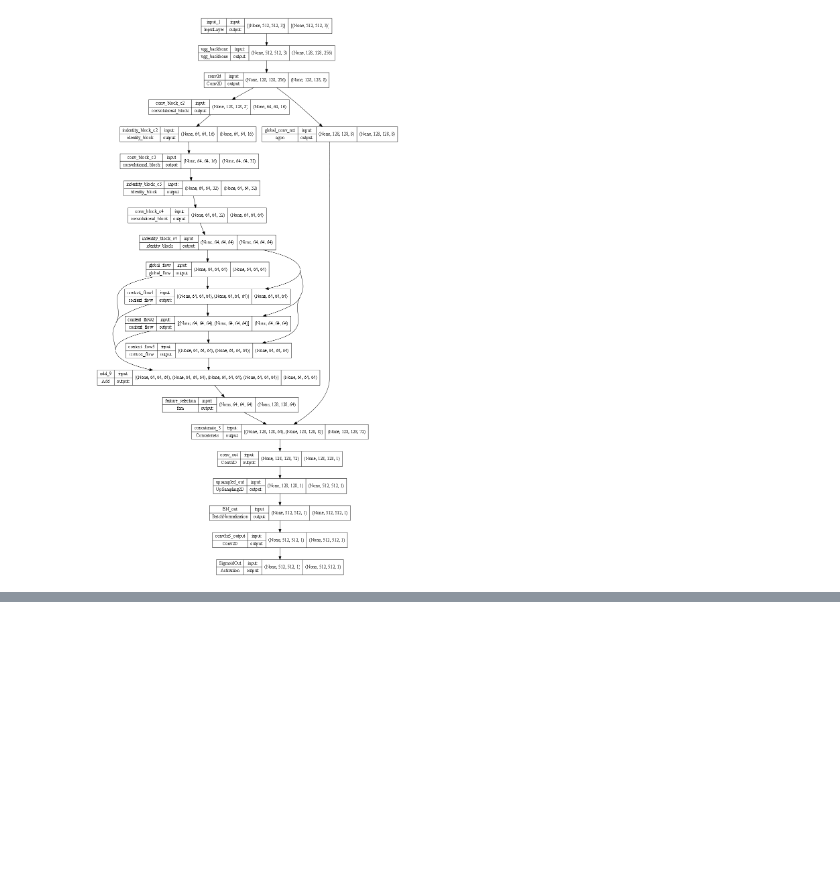
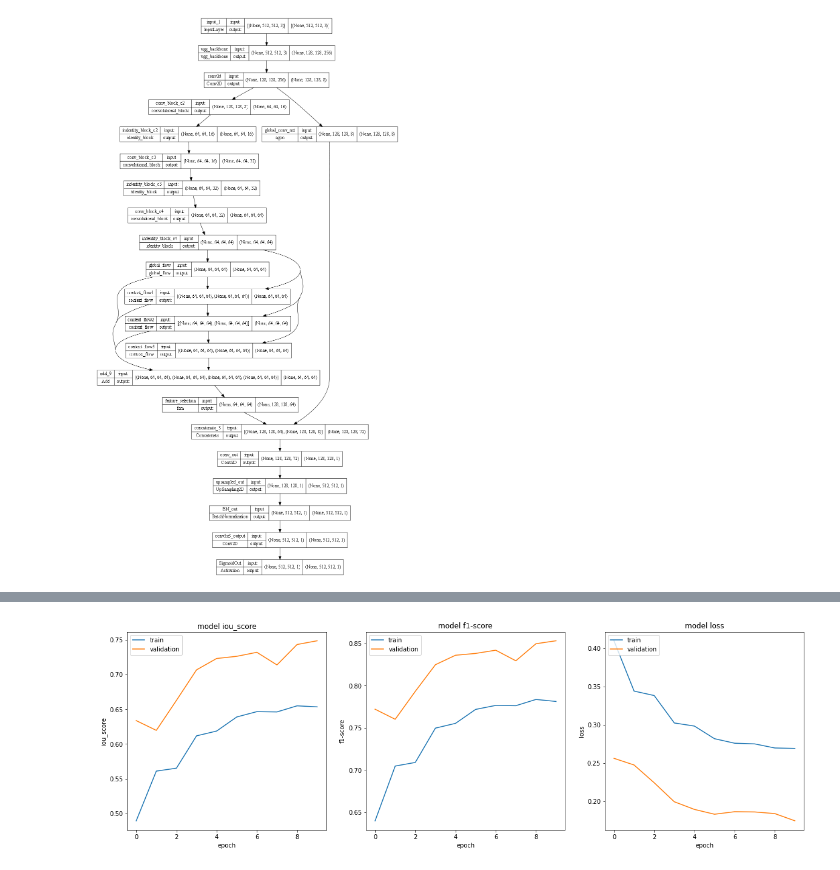
Before and after one commit to GirinChutia/LiveCell-Segmentation, a Jupyter notebook: CANet_LiveCell.ipynb, the cells around one changed output, grey strips where cells are left out. Drawn from its saved outputs; the diff is of its cells as text; code cells hidden in the pictures; blank space fills up the shorter version.

```diff
--- a/CANet_LiveCell.ipynb
+++ b/CANet_LiveCell.ipynb
@@ -67,7 +74,7 @@ def create_cmodel():
     input = Input((512,512,3))
     m = vgg_backbone()(input)
     print(f'Backbone output shape : {m.shape}')
-    m = tf.keras.layers.Conv2D(8, 1, 1, "same")(m)
+    m = tf.keras.layers.Conv2D(8, 1, 1, "same",kernel_initializer=HeUniform,activation=Activation('relu'))(m)
 
     c1 = m
     c =  convolutional_block(kernel=3,  filters=list(2*start_filters), stride=2,name='conv_block_c2')(m)
@@ -78,7 +85,7 @@ def create_cmodel():
 
     c =  convolutional_block(kernel=3,  filters=list(8*start_filters), stride=1,name='conv_block_c4')(c)
     c =  identity_block(kernel=3,  filters=list(8*start_filters),name='indentity_block_c4')(c)
-    c4 = c #c4
+    c4 = c
 
     # Global Flow
     w,h,c = c4.shape[1:]
@@ -123,6 +130,7 @@ def create_cmodel():
 
     mm_model = Model(inputs = input, outputs = output)
 
+    # Make the backbone non-trainable
     i=0
     for l in mm_model.layers:
         if i == 0 or i==1:
@@ -347,5 +198,5 @@ visualize(
 # %%
-BATCH_SIZE = 6
+BATCH_SIZE = 2
 train_dataloader = Dataloder(train_data, batch_size=BATCH_SIZE, shuffle=True)
 valid_dataloader = Dataloder(valid_data, batch_size=BATCH_SIZE, shuffle=False)
 # %%
@@ -359,7 +210,7 @@ print(steps_per_epoch,validation_steps)
 
 optim = tf.keras.optimizers.Adam(0.002)
 
-n_classes = 1
+n_classes = 4
 dice_loss = sm.losses.DiceLoss()
 focal_loss = sm.losses.BinaryFocalLoss() if n_classes == 1 else sm.losses.CategoricalFocalLoss()
 
@@ -372,7 +223,7 @@ mm_model.compile(optim, total_loss, metrics)
 # %%
 history = mm_model.fit(train_dataloader,
                         steps_per_epoch=steps_per_epoch,
-                        epochs=2,
+                        epochs=10,
                         validation_data=valid_dataloader,
                         validation_steps = validation_steps)
 # %% [output]
@@ -382,0 +256,31 @@ Epoch 2/2
+# %%
+plt.figure(figsize=(20,6))
+# IOU
+plt.subplot(1,3,1)
+plt.plot(history.history['iou_score'])
+plt.plot(history.history['val_iou_score'])
+plt.title('model iou_score')
+plt.ylabel('iou_score')
+plt.xlabel('epoch')
+plt.legend(['train', 'validation'], loc='upper left')
+
+# F1 score
+plt.subplot(1,3,2)
+plt.plot(history.history['f1-score'])
+plt.plot(history.history['val_f1-score'])
+plt.title('model f1-score')
+plt.ylabel('f1-score')
+plt.xlabel('epoch')
+plt.legend(['train', 'validation'], loc='upper left')
+
+# "Loss"
+plt.subplot(1,3,3)
+plt.plot(history.history['loss'])
+plt.plot(history.history['val_loss'])
+plt.title('model loss')
+plt.ylabel('loss')
+plt.xlabel('epoch')
+plt.legend(['train', 'validation'], loc='upper left')
+plt.show()
+# %% [output]
+[figure, added]
```
Also changed, not shown: parts of 10 cells of this notebook.
